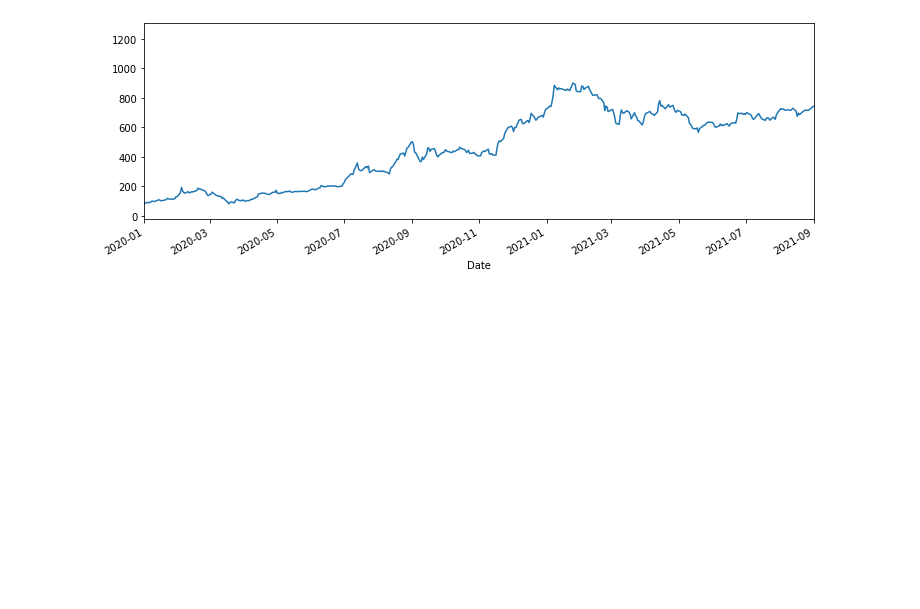
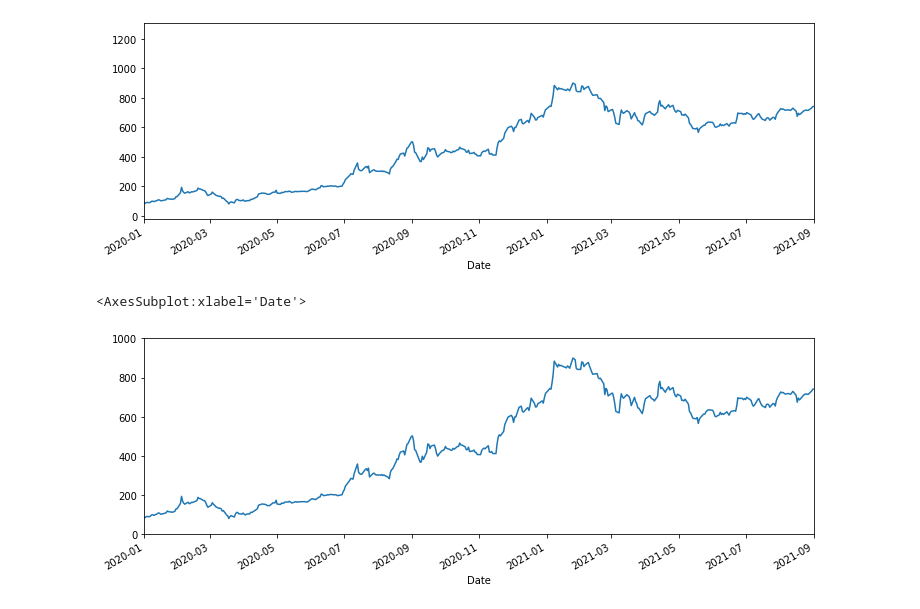
Before and after one commit to siddartha-10/EDA-TimeSeriesData, a Jupyter notebook: Time Series EDA.ipynb, the cells around one changed output. Drawn from its saved outputs; the diff is of its cells as text; code cells hidden in the pictures; blank space fills up the shorter version.

```diff
--- a/Time Series EDA.ipynb
+++ b/Time Series EDA.ipynb
@@ -36,3 +36,9 @@ df_tesla['High'].plot(xlim=['2020-01-01','2021-09-01'],figsize=(12,4))
 # %% [output]
 <AxesSubplot:xlabel='Date'>
 [figure]
+# %%
+### xlimit and ylimit
+df_tesla['High'].plot(xlim=['2020-01-01','2021-09-01'],ylim=[0,1000],figsize=(12,4))
+# %% [output]
+<AxesSubplot:xlabel='Date'>
+[figure, added]
```
Also changed, not shown: parts of 34 cells of this notebook.
